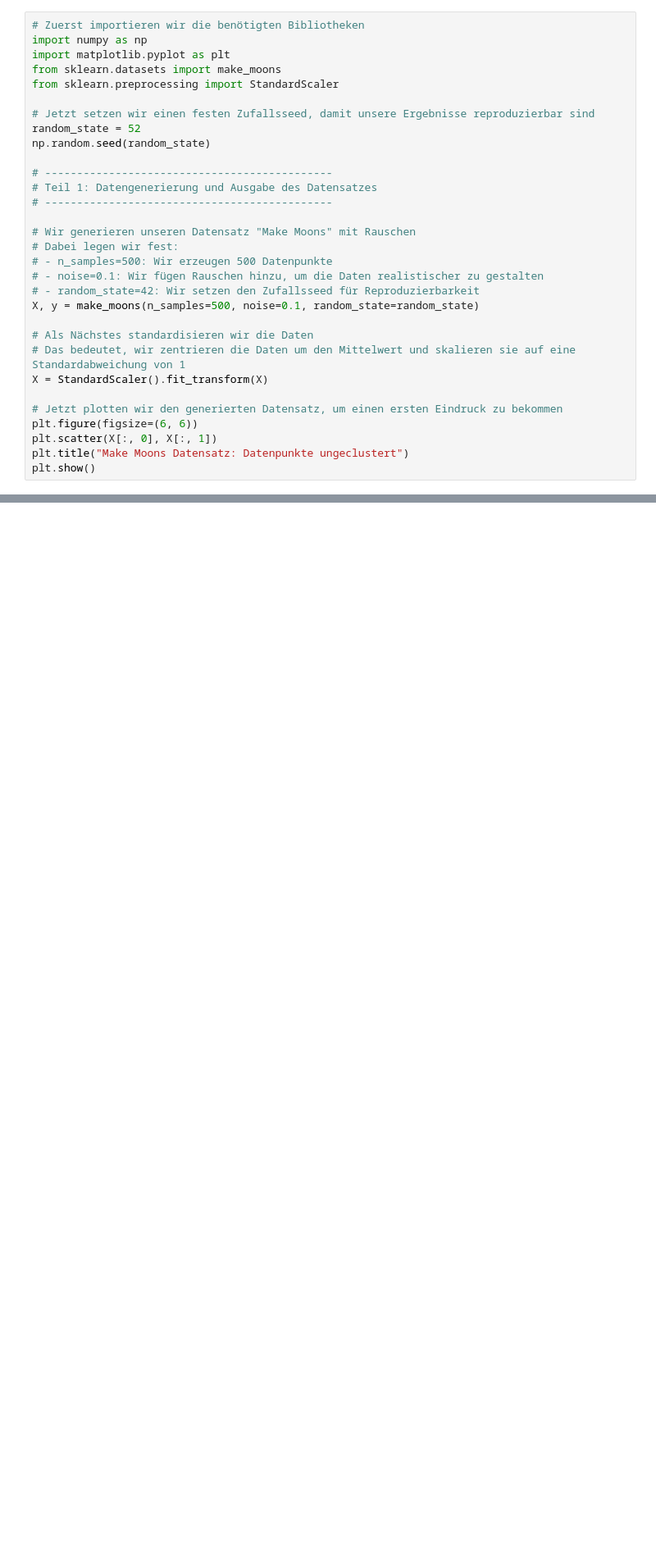
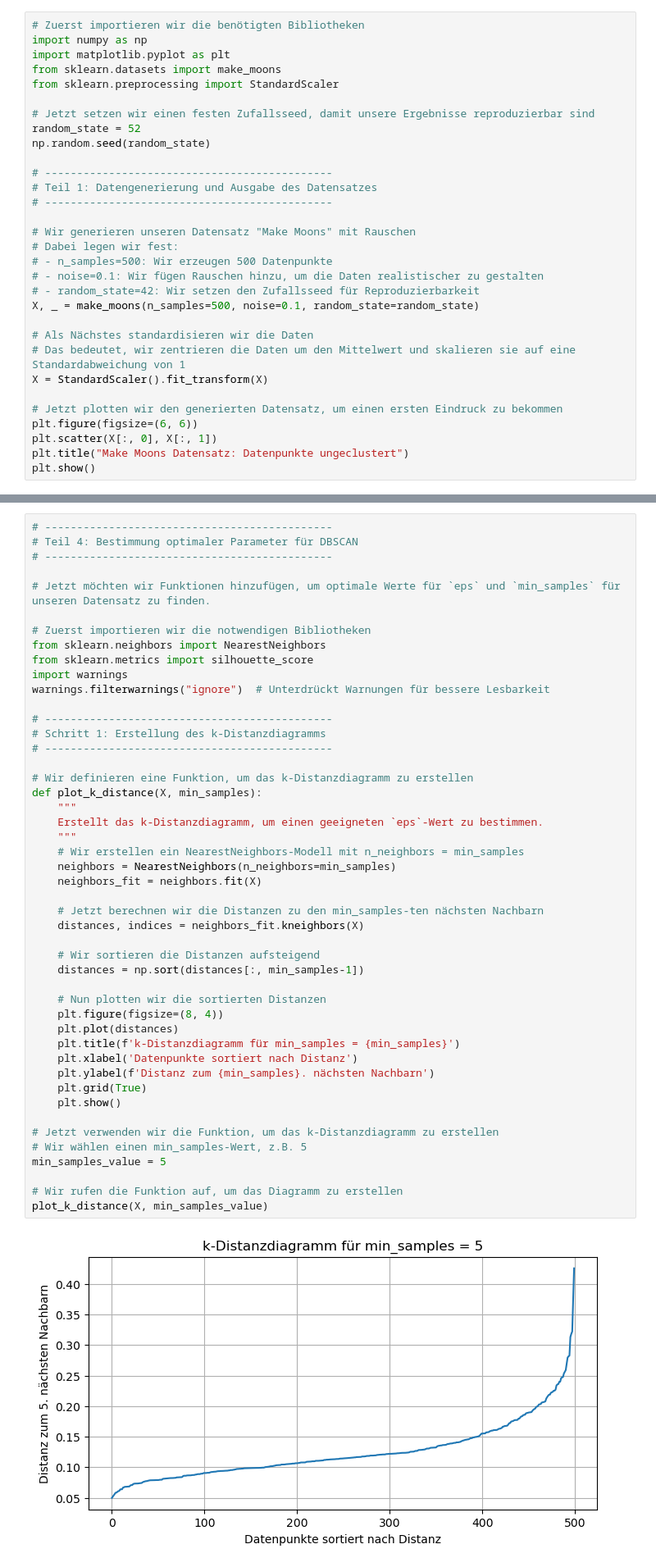
Before and after one commit to undercoverprincess13/DBSCAN, a Jupyter notebook: DBSCAN.ipynb, the cells around one changed output, grey strips where cells are left out. Shown at 82% size. Saved outputs shown, nothing was run; the diff lists cells and outputs as text; blank space fills up the shorter version.

```diff
--- a/DBSCAN.ipynb
+++ b/DBSCAN.ipynb
@@ -62,7 +63,7 @@ np.random.seed(random_state)
 # - n_samples=500: Wir erzeugen 500 Datenpunkte
 # - noise=0.1: Wir fügen Rauschen hinzu, um die Daten realistischer zu gestalten
 # - random_state=42: Wir setzen den Zufallsseed für Reproduzierbarkeit
-X, y = make_moons(n_samples=500, noise=0.1, random_state=random_state)
+X, _ = make_moons(n_samples=500, noise=0.1, random_state=random_state)
 
 # Als Nächstes standardisieren wir die Daten
 # Das bedeutet, wir zentrieren die Daten um den Mittelwert und skalieren sie auf eine Standardabweichung von 1
@@ -280,0 +289,49 @@ HBox(children=(FloatSlider(value=0.2, description='eps', max=0.5, min=0.05, step
+# %%
+# ---------------------------------------------
+# Teil 4: Bestimmung optimaler Parameter für DBSCAN
+# ---------------------------------------------
+
+# Jetzt möchten wir Funktionen hinzufügen, um optimale Werte für `eps` und `min_samples` für unseren Datensatz zu finden.
+
+# Zuerst importieren wir die notwendigen Bibliotheken
+from sklearn.neighbors import NearestNeighbors
+from sklearn.metrics import silhouette_score
+import warnings
+warnings.filterwarnings("ignore")  # Unterdrückt Warnungen für bessere Lesbarkeit
+
+# ---------------------------------------------
+# Schritt 1: Erstellung des k-Distanzdiagramms
+# ---------------------------------------------
+
+# Wir definieren eine Funktion, um das k-Distanzdiagramm zu erstellen
+def plot_k_distance(X, min_samples):
+    """
+    Erstellt das k-Distanzdiagramm, um einen geeigneten `eps`-Wert zu bestimmen.
+    """
+    # Wir erstellen ein NearestNeighbors-Modell mit n_neighbors = min_samples
+    neighbors = NearestNeighbors(n_neighbors=min_samples)
+    neighbors_fit = neighbors.fit(X)
+
+    # Jetzt berechnen wir die Distanzen zu den min_samples-ten nächsten Nachbarn
+    distances, indices = neighbors_fit.kneighbors(X)
+
+    # Wir sortieren die Distanzen aufsteigend
+    distances = np.sort(distances[:, min_samples-1])
+
+    # Nun plotten wir die sortierten Distanzen
+    plt.figure(figsize=(8, 4))
+    plt.plot(distances)
+    plt.title(f'k-Distanzdiagramm für min_samples = {min_samples}')
+    plt.xlabel('Datenpunkte sortiert nach Distanz')
+    plt.ylabel(f'Distanz zum {min_samples}. nächsten Nachbarn')
+    plt.grid(True)
+    plt.show()
+
+# Jetzt verwenden wir die Funktion, um das k-Distanzdiagramm zu erstellen
+# Wir wählen einen min_samples-Wert, z.B. 5
+min_samples_value = 5
+
+# Wir rufen die Funktion auf, um das Diagramm zu erstellen
+plot_k_distance(X, min_samples_value)
+# %% [output]
+[figure, added]
```
Also changed, not shown: parts of 14 cells of this notebook.
